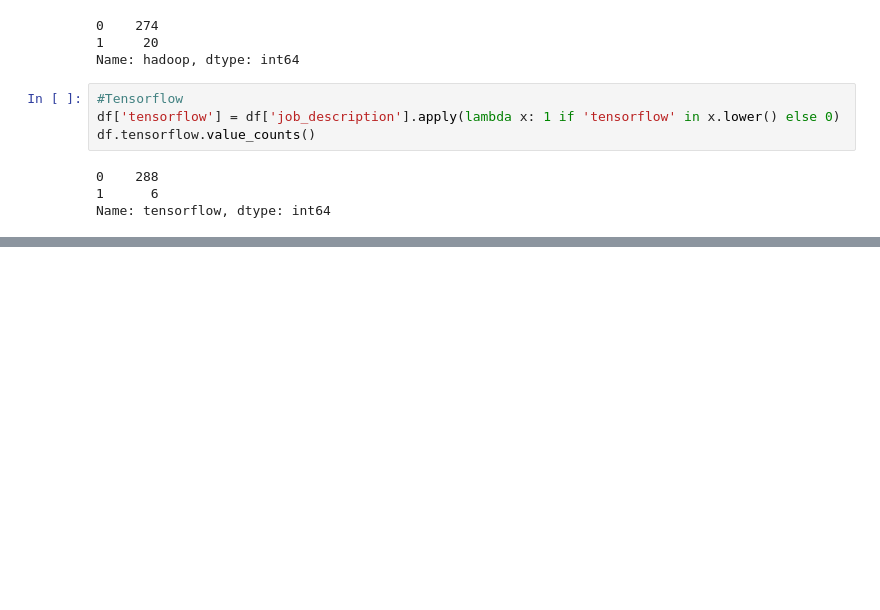
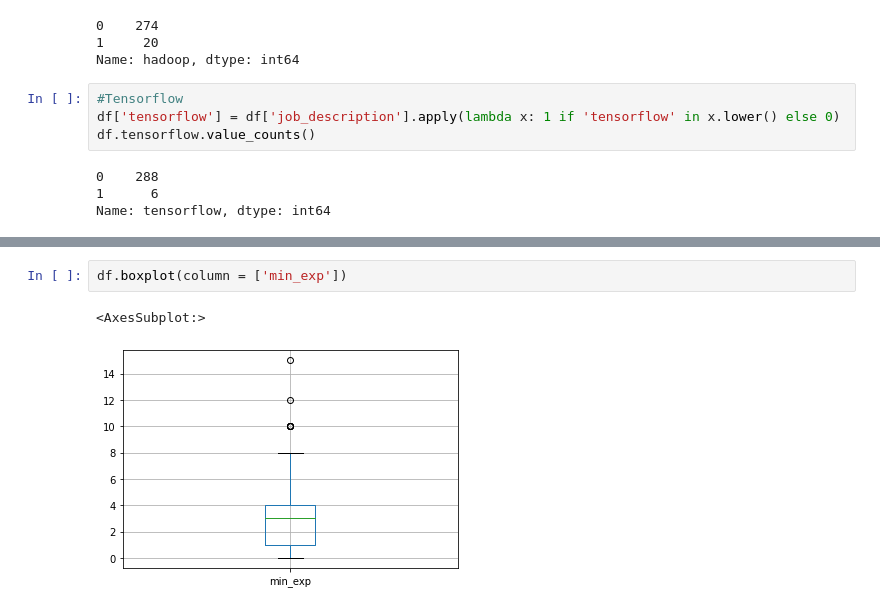
Before and after one commit to edologgerbird/salary_pred, a Jupyter notebook: data_exploration.ipynb, the cells around one changed output, grey strips where cells are left out. Drawn from its saved outputs; the diff is of its cells as text; blank space fills up the shorter version.

```diff
--- a/data_exploration.ipynb
+++ b/data_exploration.ipynb
@@ -101,0 +131,5 @@ Name: tensorflow, dtype: int64
+# %%
+df.boxplot(column = ['min_exp'])
+# %% [output]
+<AxesSubplot:>
+[figure, added]
```
Also changed, not shown: parts of 18 cells of this notebook, 2 other files.
